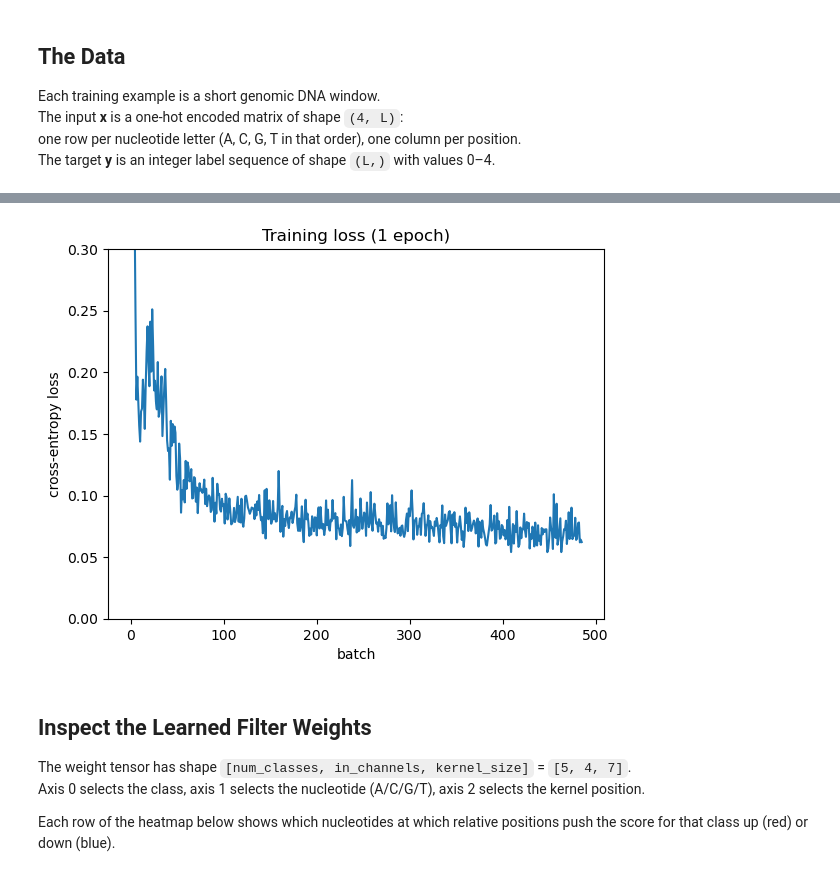
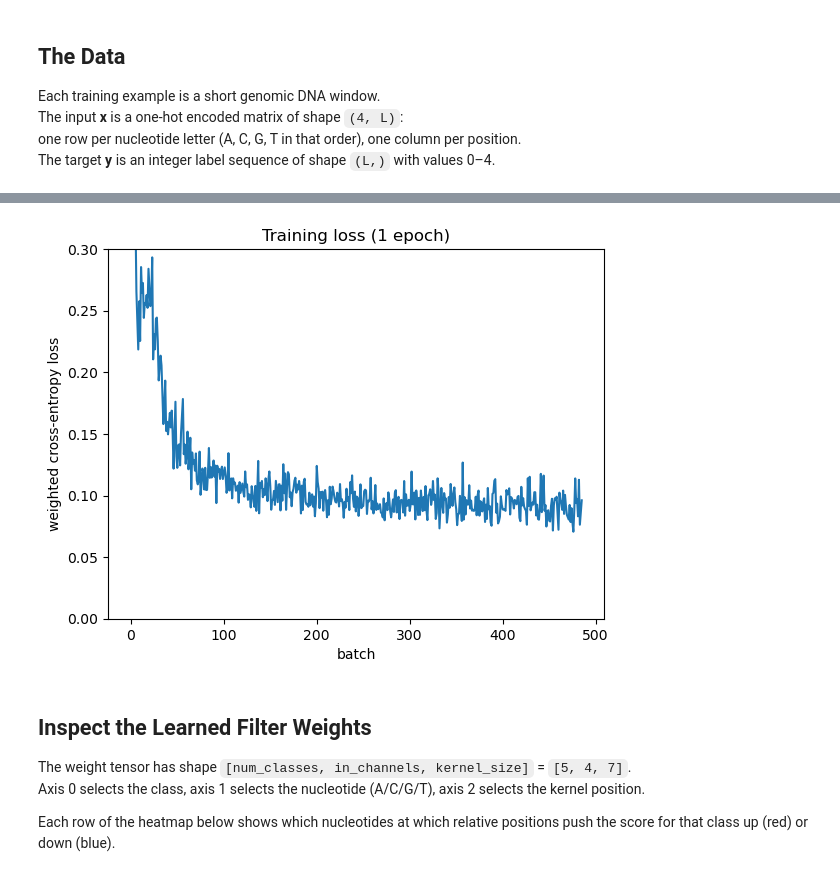
Before and after one commit to DataCompetency/KI-Block, a Jupyter notebook: exercises/solutions/torch/es3-ex0-sol.ipynb, the cells around one changed output, grey strips where cells are left out. Drawn from its saved outputs; the diff is of its cells as text; code cells hidden in the pictures.

```diff
--- a/exercises/solutions/torch/es3-ex0-sol.ipynb
+++ b/exercises/solutions/torch/es3-ex0-sol.ipynb
@@ -120,20 +140,16 @@ The weight tensor has shape `[5, 4, 7]` = 140 parameters total.
 Forward pass: `x` of shape `(B, 4, L)` → conv → `(B, 5, L)` → transpose → `(B, L, 5)`
 The last dimension holds the five class logits for each position.
 # %%
-torch.manual_seed(0)
-
-KERNEL_SIZE = 7
-
 conv = nn.Conv1d(
     in_channels=4,
     out_channels=NUM_CLASSES,
-    kernel_size=KERNEL_SIZE,
+    kernel_size=7,
     padding='same',
     bias=False,
 ).to(device)
 
 print(conv)
 total_params = sum(p.numel() for p in conv.parameters())
-print(f'trainable parameters: {total_params}  (= {NUM_CLASSES} × 4 × {KERNEL_SIZE})')
+print(f'trainable parameters: {total_params}')
 # %% [output]
 Conv1d(4, 5, kernel_size=(7,), stride=(1,), padding=same, bias=False)
@@ -146,9 +162,12 @@ We use weighted cross-entropy loss because the classes are very imbalanced — t
 We train for **one epoch** only.
 # %%
 # up-weight the rare signal classes
-class_weights = torch.tensor([1.0, 10.0, 10.0, 2.0, 2.0], device=device)
+class_weights = torch.tensor([1.0, 10.0, 10.0, 4.0, 4.0], device=device)
 criterion = nn.CrossEntropyLoss(weight=class_weights)
-optimizer = torch.optim.Adam(conv.parameters(), lr=0.05)
+optimizer = torch.optim.Adam(
+    conv.parameters(),
+    lr=0.05, # relatively large, for a simple model and one epoch
+    weight_decay=0.0001) # regularization, incentive small absolute values for weights
 # %%
 conv.train()
 
@@ -188,11 +207,11 @@ for batch_idx, (x, y, _) in enumerate(train_loader, start=1):
 # %%
 plt.plot(loss_history)
 plt.ylim(0, 0.3)
 plt.xlabel('batch')
-plt.ylabel('cross-entropy loss')
+plt.ylabel('weighted cross-entropy loss')
 plt.title('Training loss (1 epoch)');
 # %% [output]
-[figure, old version]
+[figure, new version]
 # %% [markdown]
 ## Inspect the Learned Filter Weights
 
```
Also changed, not shown: parts of 19 cells of this notebook, 1 other file.
